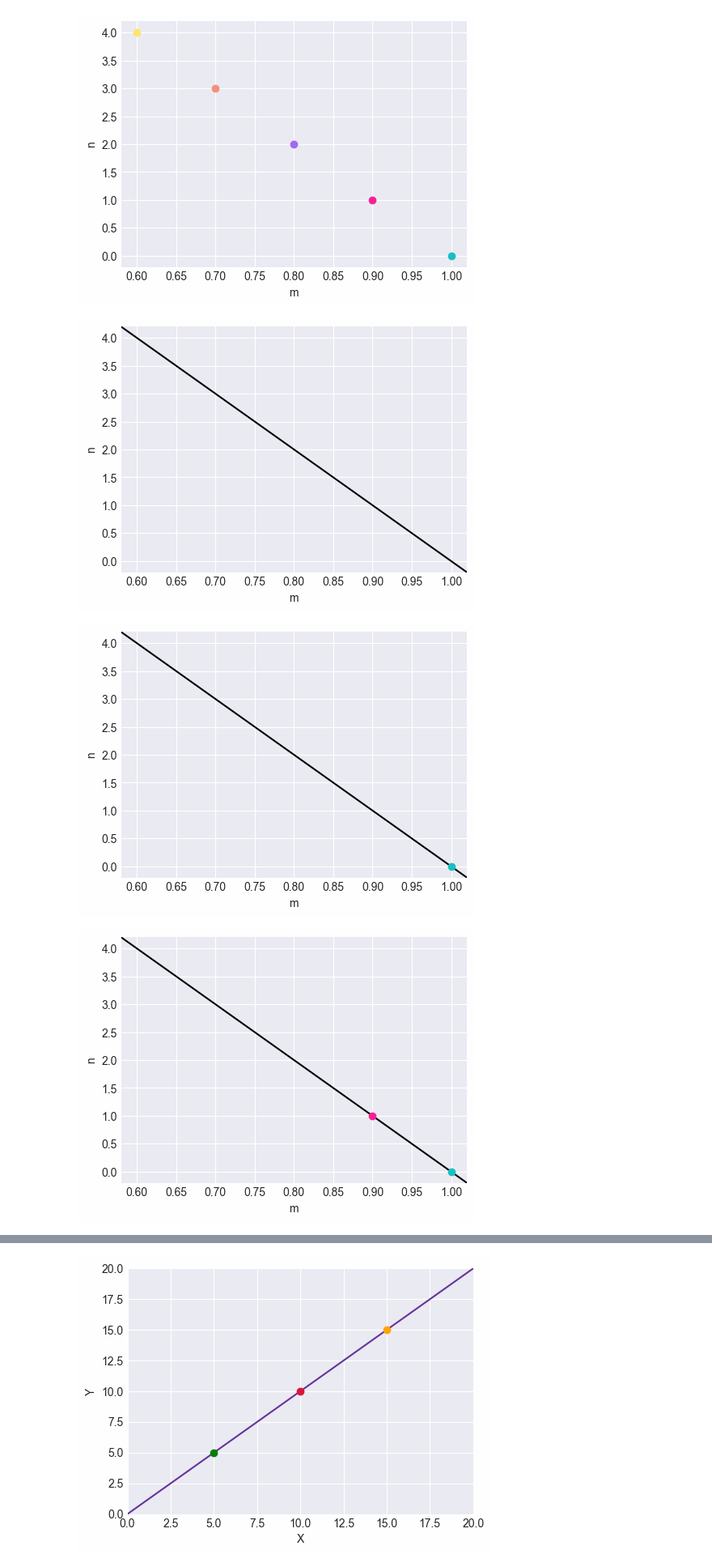
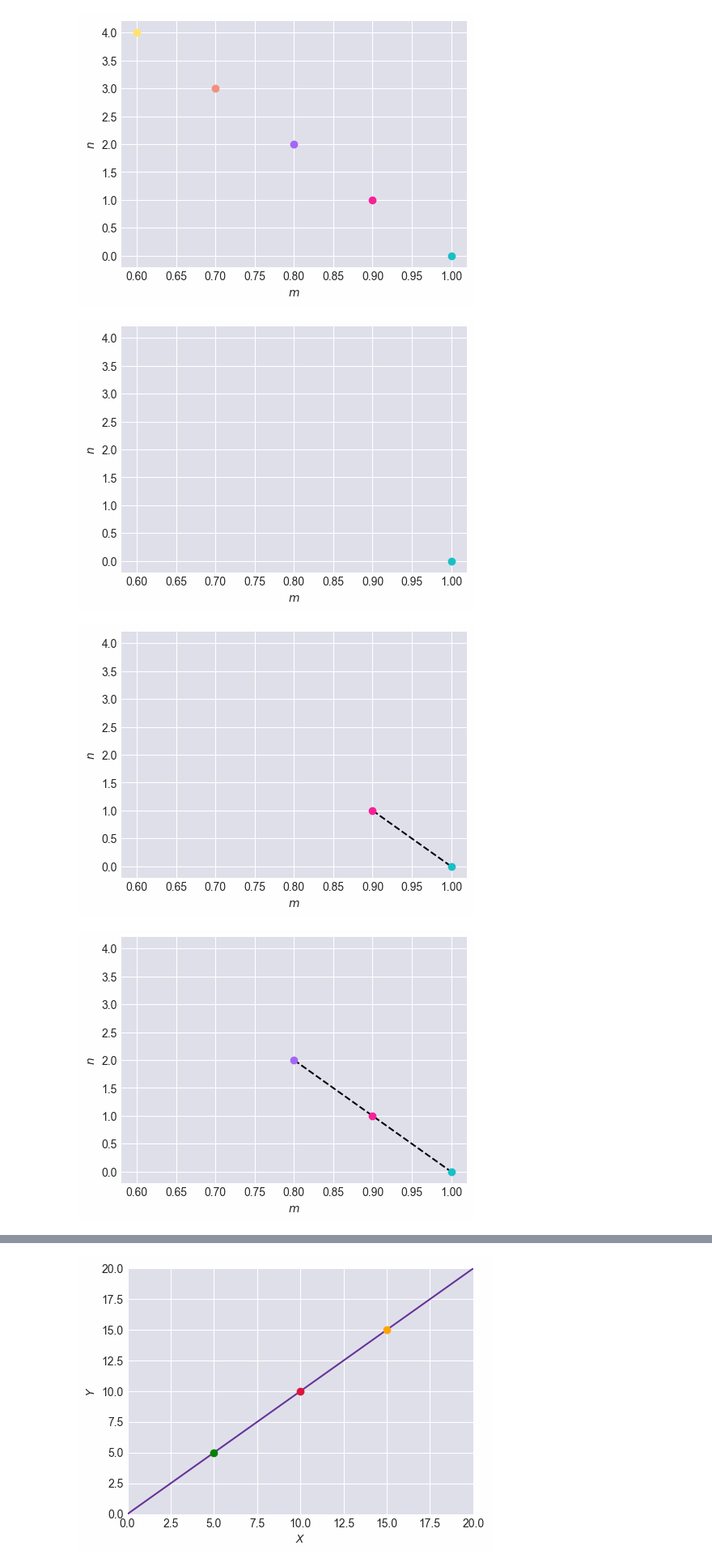
Before and after one commit to brunameinberg/desprog-orfalius, a Jupyter notebook: src/gera_graf.ipynb, the cells around one changed output, grey strips where cells are left out. Shown: that part at 81% size. Saved outputs shown, nothing was run; the diff lists cells and outputs as text; code cells hidden in the pictures.

```diff
--- a/src/gera_graf.ipynb
+++ b/src/gera_graf.ipynb
@@ -22,19 +28,20 @@ LARGURA = 14/2.54
 ALTURA = 10/2.54
 # %%
 nome_img = 'pontos'
-
+n = 1
 fig, axs = plt.subplots(1, 1, figsize=(LARGURA, ALTURA))
 c = [(0, 0, 0), (1, 1, 1)]
-for i in range(0, 14):
-    for j in range(0, 10):
-        axs.plot(i + 0.5, j + 0.5, marker='o', markersize=3, color=c[random.randint(0, 1)])
-axs.set_xlabel('X')
-axs.set_ylabel('Y')
+for i in range(0, int(14*n)):
+    for j in range(0, int(10*n)):
+        axs.plot((i + 0.5)/n, (j + 0.5)/n, marker='o', markersize=3.5/n, color=c[random.randint(0, 1)])
+axs.set_xlabel('$X$')
+axs.set_ylabel('$Y$')
 axs.set_xlim(0, 14)
 axs.set_ylim(0, 10)
-axs.xaxis.set_major_locator(MultipleLocator(1))
-axs.yaxis.set_major_locator(MultipleLocator(1))
+axs.xaxis.set_major_locator(MultipleLocator(1/n))
+axs.yaxis.set_major_locator(MultipleLocator(1/n))
 axs.set_xticklabels([])
 axs.set_yticklabels([])
+
 plt.savefig(f'img/{nome_img}.png', dpi=N_DPI) if SALVAR_GRAFICOS else None
 # %% [output]
@@ -65,8 +72,8 @@ lim = [-10, 10]
 axs.plot([lim[0], lim[1]], [lim[0], lim[1]], linestyle='-')
 axs.plot(-2, -2, color=P_COLOR, marker='o')
 axs.plot(2, 2, color=P_COLOR, marker='o')
-axs.set_xlabel('X')
-axs.set_ylabel('Y')
+axs.set_xlabel('$X$')
+axs.set_ylabel('$Y$')
 axs.set_xlim(-5, 5)
 axs.set_ylim(-5, 5)
 axs.set_xticklabels([])
@@ -84,11 +91,15 @@ x1 = 0
 x2 = 20
 for i in range(0, len(ms)+1):
     fig, axs = plt.subplots(1, 1, figsize=(LARGURA, ALTURA))
+    plt.gca().get_yaxis().set_major_formatter(plt.FuncFormatter(lambda x, loc: "{:,}".format(int(x))))
     for j in range(0,i):
-        axs.plot([x1,x2], [x1*ms[j]+ns[j],x2*ms[j]+ns[j]], color=COLORS[j], label=f'$y={ms[j]}x+{ns[j]}$')
+        if j == 0:
+            axs.plot([x1,x2], [x1*ms[j]+ns[j],x2*ms[j]+ns[j]], color=COLORS[j], label=f'$y=x$')
+        else:
+            axs.plot([x1,x2], [x1*ms[j]+ns[j],x2*ms[j]+ns[j]], color=COLORS[j], label=f'$y={ms[j]}x+{ns[j]}$')
     axs.plot(10, 10,'o', color=P_COLOR, label='')
-    axs.set_xlabel('X')
-    axs.set_ylabel('Y')
+    axs.set_xlabel('$X$')
+    axs.set_ylabel('$Y$')
     axs.legend()
     axs.set_xlim(x1,x2)
     axs.set_ylim(x1,x2)
@@ -123,8 +134,8 @@ ns = [0, 1, 2, 3, 4]
 fig, axs = plt.subplots(1, 1, figsize=(LARGURA, ALTURA))
 for j in range(0,i):
     axs.plot(ms[j],ns[j] ,'o' , color=COLORS[j], label=f'$({ms[j]};{ns[j]})$')
-axs.set_xlabel('m')
-axs.set_ylabel('n')
+axs.set_xlabel('$m$')
+axs.set_ylabel('$n$')
 axs.set_xlim(ms[-1]-0.02, ms[0]+0.02)
 axs.set_ylim(ns[0]-0.2, ns[-1]+0.2)
 plt.savefig(f'img/{nome_img}.png', dpi=N_DPI) if SALVAR_GRAFICOS else None
@@ -133,22 +144,22 @@ plt.savefig(f'img/{nome_img}.png', dpi=N_DPI) if SALVAR_GRAFICOS else None
 # %%
 nome_pasta = 'plano_mn'
 cria_pasta(nome_pasta)
 
 ms = [1, 0.9, 0.8, 0.7, 0.6]
 ns = [0, 1, 2, 3, 4]
 x1 = 0
 x2 = 20
-for i in range(0, len(ms)+1):
+for i in range(1, len(ms)+1):
     fig, axs = plt.subplots(1, 1, figsize=(LARGURA, ALTURA))
-    axs.plot((ms[-1]-0.02, ms[0]+0.02), (ns[-1]+0.2, ns[0]-0.2), color=P_COLOR)
+    axs.plot((ms[i-1], ms[0]), (ns[i-1], ns[0]), color=P_COLOR, linestyle='--')
     for j in range(0,i):
-        axs.plot(ms[j],ns[j] ,'o' , color=COLORS[j], label=f'$({ms[j]};{ns[j]})$')
-    axs.set_xlabel('m')
-    axs.set_ylabel('n')
+        axs.plot(ms[j],ns[j] , 'o' , color=COLORS[j], label=f'$({ms[j]};{ns[j]})$')
+    axs.set_xlabel('$m$')
+    axs.set_ylabel('$n$')
     axs.set_xlim(ms[-1]-0.02, ms[0]+0.02)
     axs.set_ylim(ns[0]-0.2, ns[-1]+0.2)
     plt.savefig(f'img/{nome_pasta}/{nome_pasta}{i}.png', dpi=N_DPI) if SALVAR_GRAFICOS else None
 # %% [output]
-[figure, old version]
+[figure, new version]
-[figure, old version]
+[figure, new version]
-[figure, old version]
+[figure, new version]
```
Also changed, not shown: parts of 9 cells of this notebook, 35 other files.
